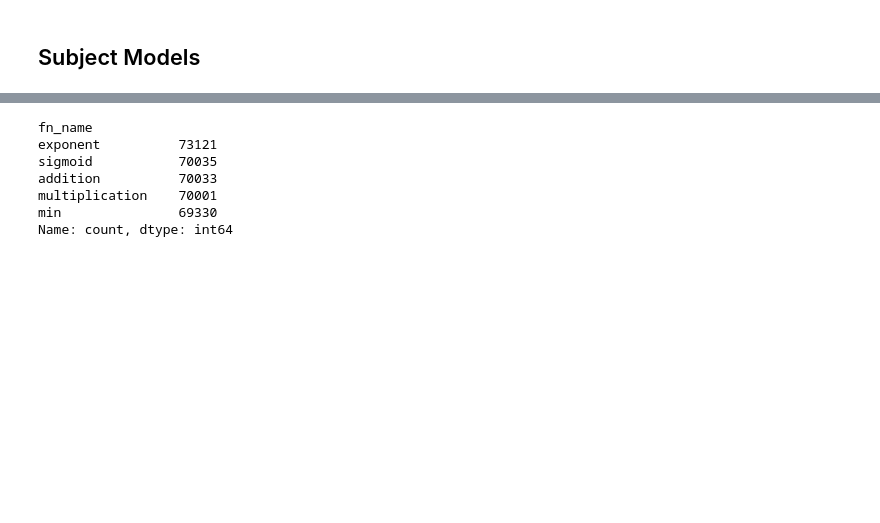
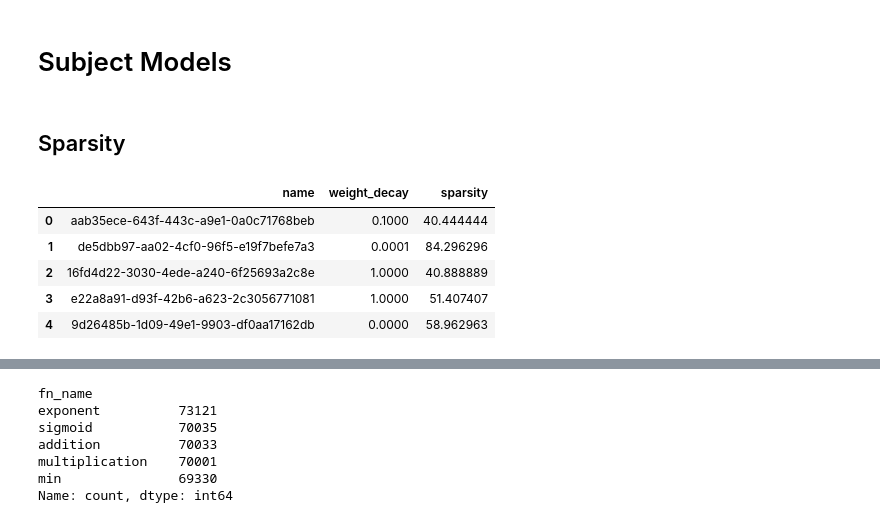
Before and after one commit to pleask/ALMI, a Jupyter notebook: analysis.ipynb, the cells around one changed output, grey strips where cells are left out. Saved outputs shown, nothing was run; the diff lists cells and outputs as text; code cells hidden in the pictures; blank space fills up the shorter version.

```diff
--- a/analysis.ipynb
+++ b/analysis.ipynb
@@ -1,2 +1,2 @@
 # %% [markdown]
-## Subject Models
+# Subject Models
@@ -2,0 +17,22 @@
+# %% [markdown]
+## Sparsity
+# %%
+import pandas as pd
+
+with open("sparsity.txt", 'r') as sparsity_file:
+    rows = []
+    for line in sparsity_file:
+        line = line.strip()
+        name, sparsity = line.split(', ')
+        rows.append((name, float(sparsity)))
+
+sparsity = pd.DataFrame(rows, columns=['name', 'sparsity'])
+weight_decay_sparsity = pd.merge(weight_decay[['name', 'weight_decay']], sparsity, on='name', how='inner')
+weight_decay_sparsity.head()
+# %% [output]
+|  | name | weight_decay | sparsity |
+| 0 | aab35ece-643f-443c-a9e1-0a0c71768beb | 0.1000 | 40.444444 |
+| 1 | de5dbb97-aa02-4cf0-96f5-e19f7befe7a3 | 0.0001 | 84.296296 |
+| 2 | 16fd4d22-3030-4ede-a240-6f25693a2c8e | 1.0000 | 40.888889 |
+| 3 | e22a8a91-d93f-42b6-a623-2c3056771081 | 1.0000 | 51.407407 |
+| 4 | 9d26485b-1d09-49e1-9903-df0aa17162db | 0.0000 | 58.962963 |
```
Also changed, not shown: parts of 8 cells of this notebook.
